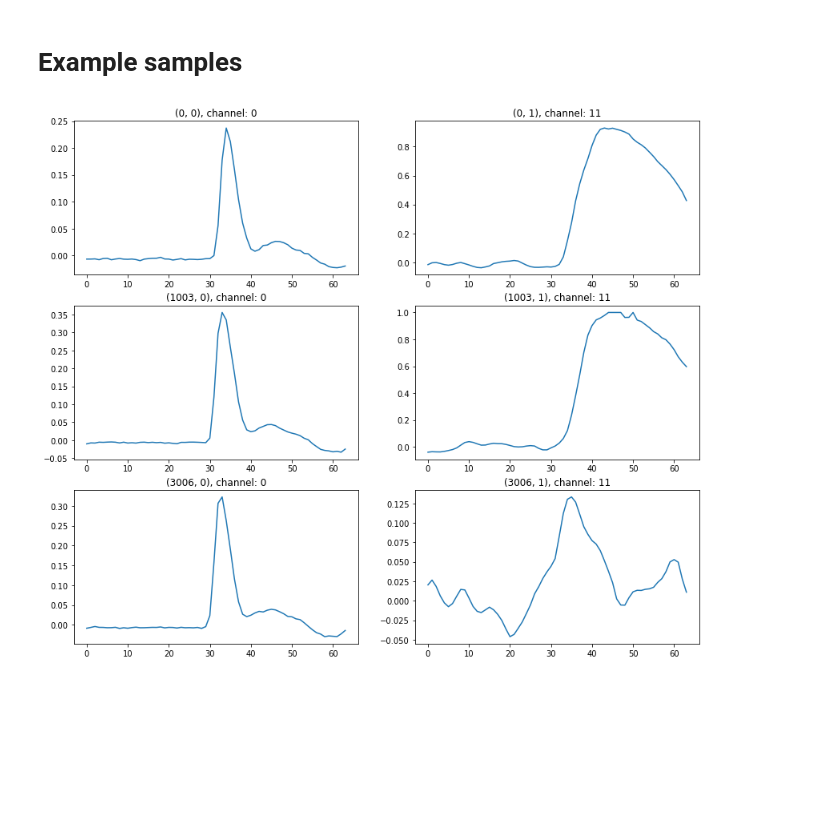
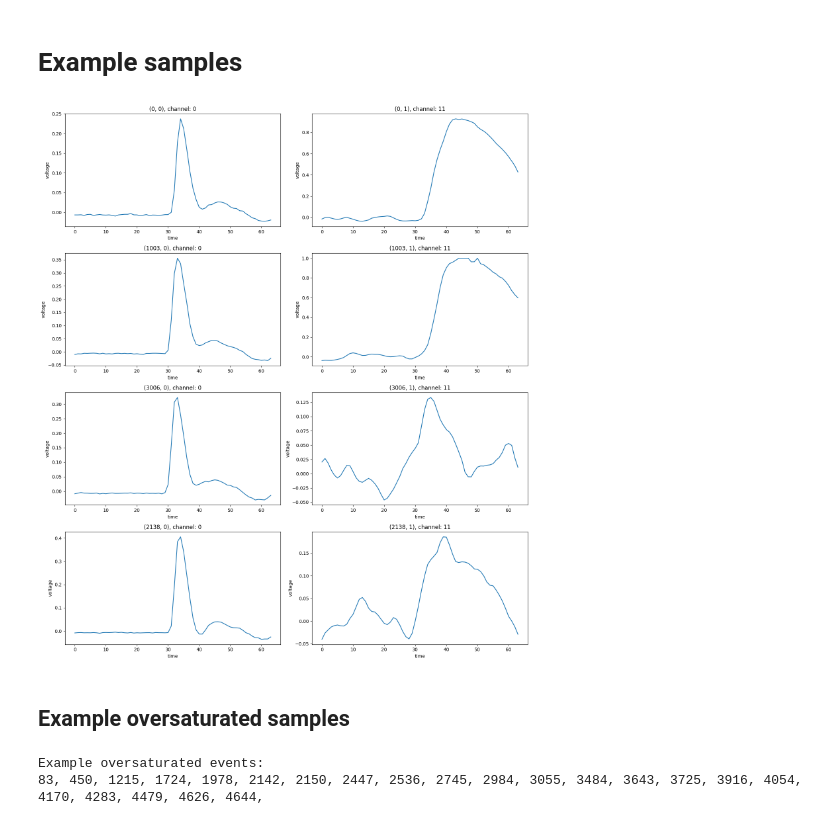
Before and after one commit to MatiXOfficial/pps-diamond-time-measurement, a Jupyter notebook: notebooks/data_preparation/write_useful_data.ipynb, the cells around one changed output. Drawn from its saved outputs; the diff is of its cells as text; code cells hidden in the pictures; blank space fills up the shorter version.

Commit message:
Improved plots in write_useful_data.ipynb

```diff
--- a/notebooks/data_preparation/write_useful_data.ipynb
+++ b/notebooks/data_preparation/write_useful_data.ipynb
@@ -241,13 +241,24 @@ dict_keys([11, 23, 16, 24, 29, 28, 17, 22, 12, 10, 18, 30, 9, 15, 27, 21, 19, 31
 # %% [markdown]
 # Example samples
 # %%
-events = [0, 0, 1003, 1003, 3006, 3006]
-samples = [0, 1, 0, 1, 0, 1]
+events = [0, 0, 1003, 1003, 3006, 3006, 2138, 2138]
+samples = [0, 1, 0, 1, 0, 1, 0, 1]
 
-plt.figure(figsize=(14, 12))
+plt.figure(figsize=(15, 17))
 for i, (i_event, i_sample) in enumerate(zip(events, samples)):
-    plt.subplot(3, 2, i + 1)
+    plt.subplot(4, 2, i + 1)
     plot_sample(new_events[11]['sample_ampl'][i_event][i_sample],
                 title=f"({i_event}, {i_sample}), channel: {new_events[11]['sample_channel'][i_event][i_sample]}")
+    plt.tight_layout()
 # %% [output]
-[figure, old version]
+[figure, new version]
+# %% [markdown]
+## Example oversaturated samples
+# %%
+print('Example oversaturated events:')
+for i, event in enumerate(new_events[11]['sample_ampl'][:5000]):
+    if np.max(event[0]) == 1:
+        print(i, end=', ')
+# %% [output]
+Example oversaturated events:
+83, 450, 1215, 1724, 1978, 2142, 2150, 2447, 2536, 2745, 2984, 3055, 3484, 3643, 3725, 3916, 4054, 4170, 4283, 4479, 4626, 4644,
```
Also changed, not shown: parts of 1 cell of this notebook, 1 other file.
